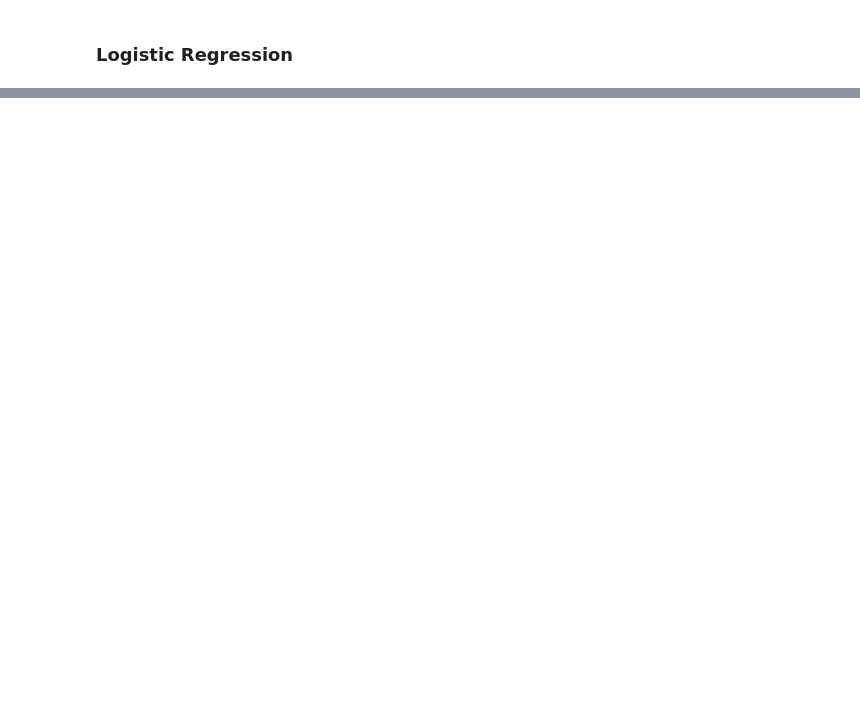
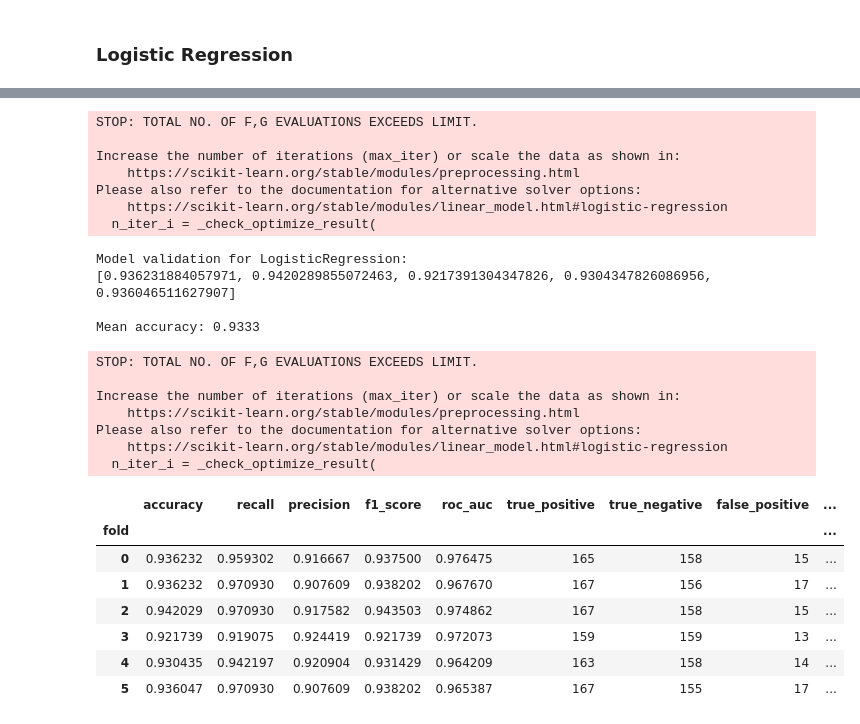
Before and after one commit to rhlt/tnbc, a Jupyter notebook: Model/ModelLogisticRegression.ipynb, the cells around one changed output, grey strips where cells are left out. Saved outputs shown, nothing was run; the diff lists cells and outputs as text; code cells hidden in the pictures; blank space fills up the shorter version.

```diff
--- a/Model/ModelLogisticRegression.ipynb
+++ b/Model/ModelLogisticRegression.ipynb
@@ -103,0 +162,33 @@ Mean accuracy: 0.9437
+# %%
+# Still getting warning:
+#   ConvergenceWarning: lbfgs failed to converge (status=1):
+#                       STOP: TOTAL NO. OF F,G EVALUATIONS EXCEEDS LIMIT.
+metric_smote = run_cross_validation(X_smote, y_smote, y_test_smote, y_pred_smote, y_prod_smote, True)
+metric_smote
+# %% [output]
+STOP: TOTAL NO. OF F,G EVALUATIONS EXCEEDS LIMIT.
+
+Increase the number of iterations (max_iter) or scale the data as shown in:
+    https://scikit-learn.org/stable/modules/preprocessing.html
+Please also refer to the documentation for alternative solver options:
+    https://scikit-learn.org/stable/modules/linear_model.html#logistic-regression
+  n_iter_i = _check_optimize_result(
+Model validation for LogisticRegression:
+[0.936231884057971, 0.9420289855072463, 0.9217391304347826, 0.9304347826086956, 0.936046511627907]
+
+Mean accuracy: 0.9333
+STOP: TOTAL NO. OF F,G EVALUATIONS EXCEEDS LIMIT.
+
+Increase the number of iterations (max_iter) or scale the data as shown in:
+    https://scikit-learn.org/stable/modules/preprocessing.html
+Please also refer to the documentation for alternative solver options:
+    https://scikit-learn.org/stable/modules/linear_model.html#logistic-regression
+  n_iter_i = _check_optimize_result(
+|  | accuracy | recall | precision | f1_score | roc_auc | true_positive | true_negative | false_positive | ... |
+| fold |  |  |  |  |  |  |  |  | ... |
+| 0 | 0.936232 | 0.959302 | 0.916667 | 0.937500 | 0.976475 | 165 | 158 | 15 | ... |
+| 1 | 0.936232 | 0.970930 | 0.907609 | 0.938202 | 0.967670 | 167 | 156 | 17 | ... |
+| 2 | 0.942029 | 0.970930 | 0.917582 | 0.943503 | 0.974862 | 167 | 158 | 15 | ... |
+| 3 | 0.921739 | 0.919075 | 0.924419 | 0.921739 | 0.972073 | 159 | 159 | 13 | ... |
+| 4 | 0.930435 | 0.942197 | 0.920904 | 0.931429 | 0.964209 | 163 | 158 | 14 | ... |
+| 5 | 0.936047 | 0.970930 | 0.907609 | 0.938202 | 0.965387 | 167 | 155 | 17 | ... |
```
Also changed, not shown: parts of 11 cells of this notebook, 5 other files.
